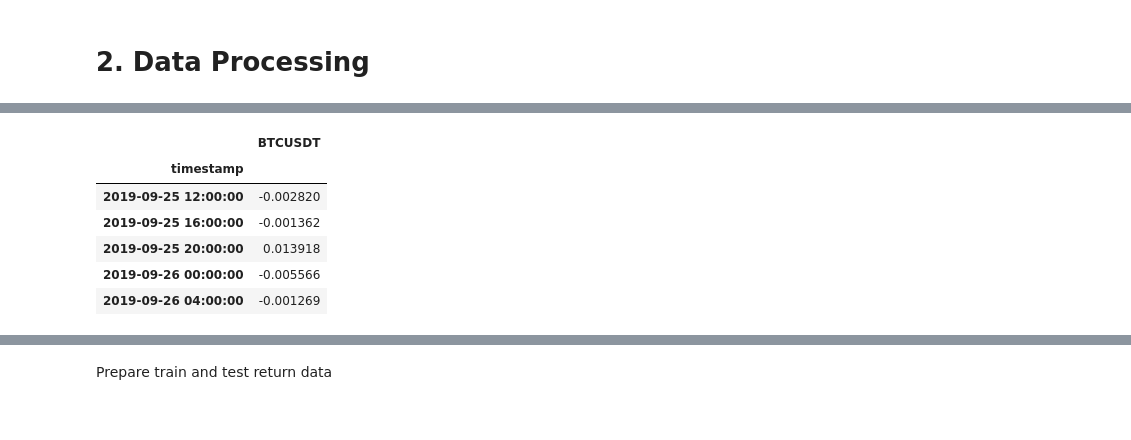
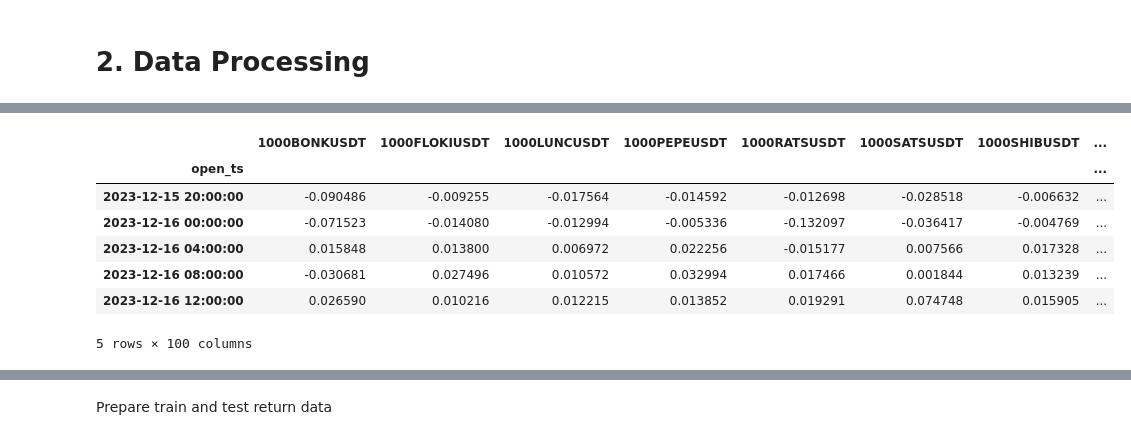
Before and after one commit to rukawa917/quant_playground, a Jupyter notebook: quant_playground/BetaNeutralCryptoPortfolio.ipynb, the cells around one changed output, grey strips where cells are left out. Saved outputs shown, nothing was run; the diff lists cells and outputs as text; code cells hidden in the pictures.

```diff
--- a/quant_playground/BetaNeutralCryptoPortfolio.ipynb
+++ b/quant_playground/BetaNeutralCryptoPortfolio.ipynb
@@ -86,18 +73,21 @@ target_symbols[:5]
 # %%
-new_returns = {}
+returns = pd.DataFrame()
+
 for symbol, df in raw_data.items():
     new_price = (df['close'] + df['open'] + df['high'] + df['low']) / 4
-    return_df = new_price.pct_change().dropna().to_frame(name=symbol)
-    return_df['timestamp'] = df['open_ts'][1:]
-    return_df.set_index('timestamp', inplace=True)
-    new_returns[symbol] = return_df
+    tmp_return_df = new_price.pct_change().dropna().to_frame(name=symbol)
+    tmp_return_df.set_index(df['open_ts'].iloc[1:], inplace=True)
+    returns = pd.merge(returns, tmp_return_df, how='outer', left_index=True, right_index=True)
+returns = returns[target_symbols].dropna()
+returns = returns.T.sort_index().T
 
-new_returns['BTCUSDT'].head()
+returns.head()
 # %% [output]
-|  | BTCUSDT |
-| timestamp |  |
-| 2019-09-25 12:00:00 | -0.002820 |
-| 2019-09-25 16:00:00 | -0.001362 |
-| 2019-09-25 20:00:00 | 0.013918 |
-| 2019-09-26 00:00:00 | -0.005566 |
-| 2019-09-26 04:00:00 | -0.001269 |
+|  | 1000BONKUSDT | 1000FLOKIUSDT | 1000LUNCUSDT | 1000PEPEUSDT | 1000RATSUSDT | 1000SATSUSDT | 1000SHIBUSDT | ... |
+| open_ts |  |  |  |  |  |  |  | ... |
+| 2023-12-15 20:00:00 | -0.090486 | -0.009255 | -0.017564 | -0.014592 | -0.012698 | -0.028518 | -0.006632 | ... |
+| 2023-12-16 00:00:00 | -0.071523 | -0.014080 | -0.012994 | -0.005336 | -0.132097 | -0.036417 | -0.004769 | ... |
+| 2023-12-16 04:00:00 | 0.015848 | 0.013800 | 0.006972 | 0.022256 | -0.015177 | 0.007566 | 0.017328 | ... |
+| 2023-12-16 08:00:00 | -0.030681 | 0.027496 | 0.010572 | 0.032994 | 0.017466 | 0.001844 | 0.013239 | ... |
+| 2023-12-16 12:00:00 | 0.026590 | 0.010216 | 0.012215 | 0.013852 | 0.019291 | 0.074748 | 0.015905 | ... |
+5 rows × 100 columns
```
Also changed, not shown: parts of 22 cells of this notebook.
